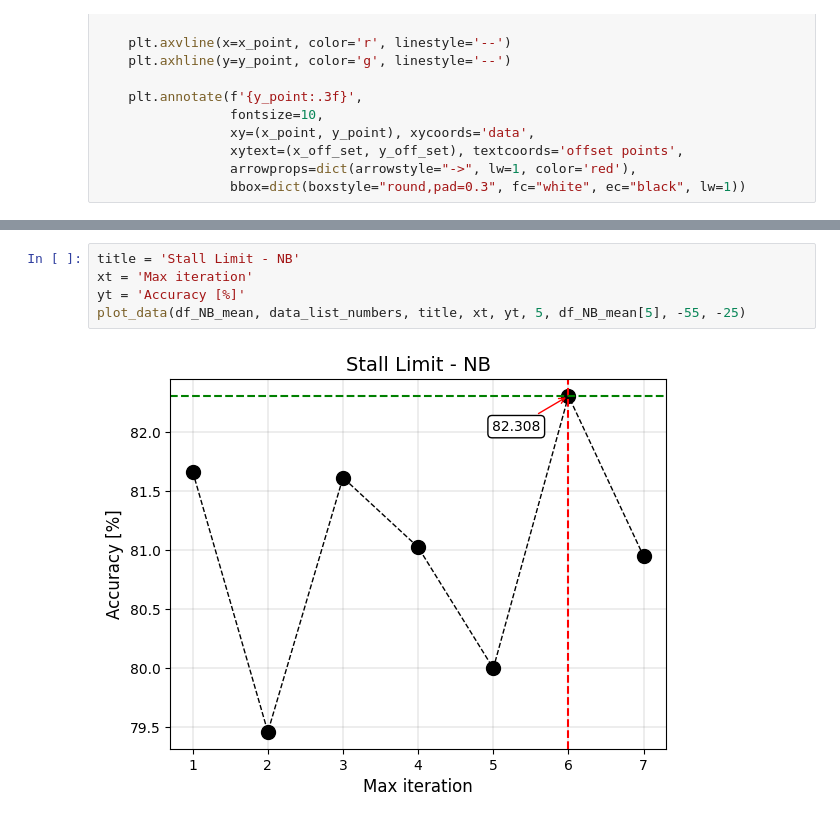
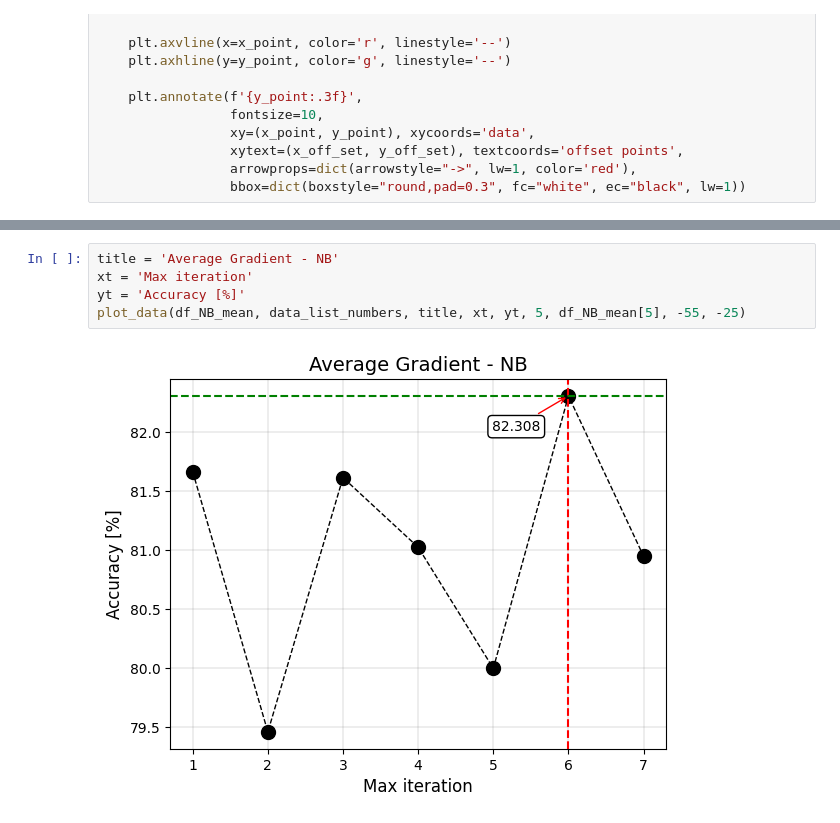
Before and after one commit to erirosv/Master-Thesis, a Jupyter notebook: modelling/sensitivity/plot_styles_avg_grad.ipynb, the cells around one changed output, grey strips where cells are left out. Drawn from its saved outputs; the diff is of its cells as text.

```diff
--- a/modelling/sensitivity/plot_styles_avg_grad.ipynb
+++ b/modelling/sensitivity/plot_styles_avg_grad.ipynb
@@ -175,7 +175,7 @@ plot_data(df_KNN_mean, data_list_numbers, title, xt, yt, 1, df_KNN_mean[1], -55,
 # %%
-title = 'Stall Limit - NB'
+title = 'Average Gradient - NB'
 xt = 'Max iteration'
 yt = 'Accuracy [%]'
 plot_data(df_NB_mean, data_list_numbers, title, xt, yt, 5, df_NB_mean[5], -55, -25)
 # %% [output]
-[figure, old version]
+[figure, new version]
```
Also changed, not shown: parts of 4 cells of this notebook, 2 other files.
